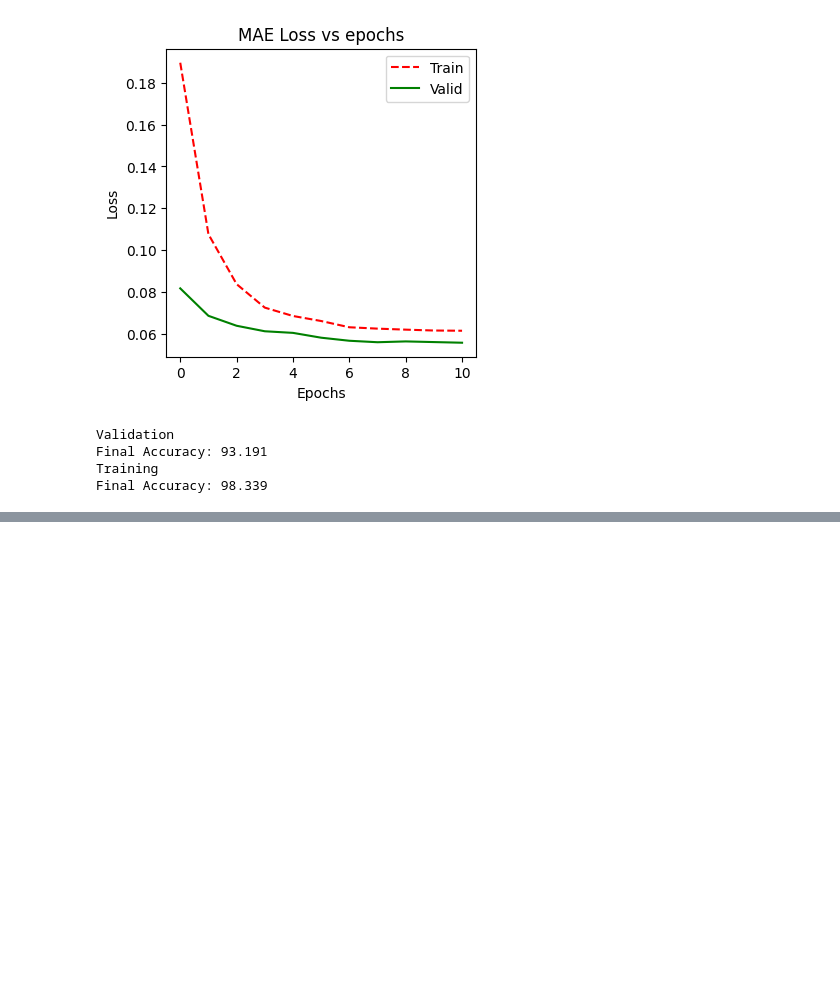
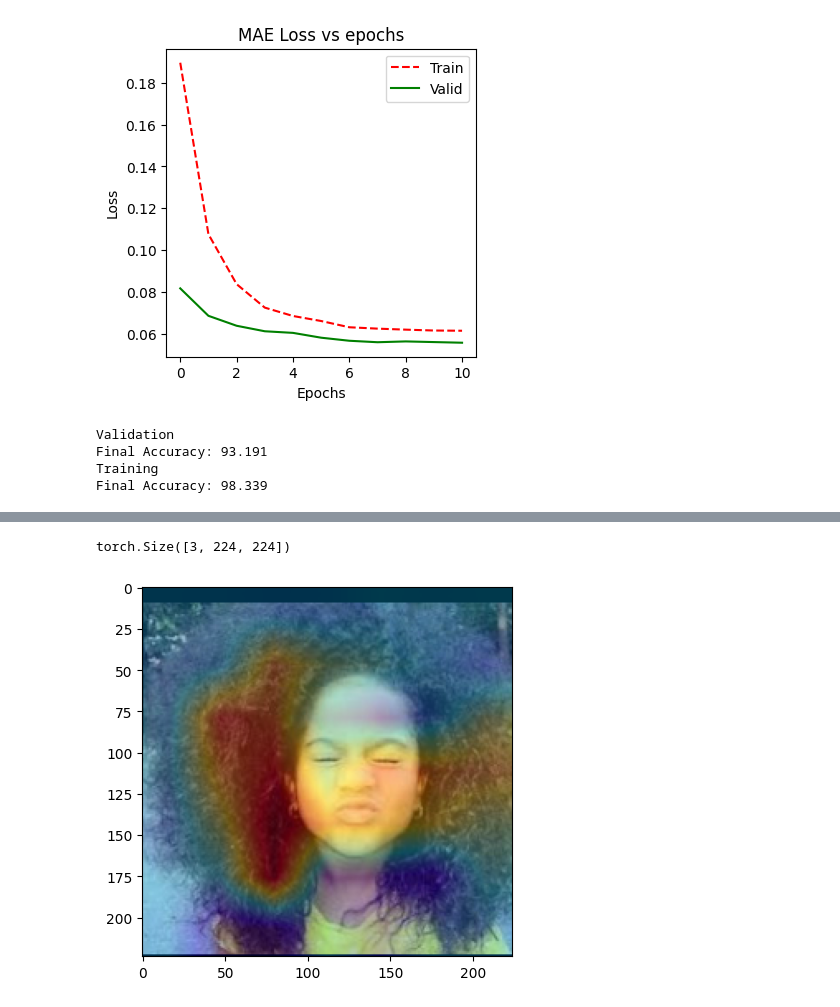
Before and after one commit to AniTho/Computer_Vision_DL, a Jupyter notebook: projects/Project-1/main_notebook.ipynb, the cells around one changed output, grey strips where cells are left out. Cells and saved outputs as stored; diff of their text form; code cells hidden in the pictures; blank space fills up the shorter version.

```diff
--- a/projects/Project-1/main_notebook.ipynb
+++ b/projects/Project-1/main_notebook.ipynb
@@ -97,0 +134,8 @@ Final Accuracy: 98.339
+# %%
+idx = 2
+img = imgs[idx]
+print(img.shape)
+gradcam_visualization(img, model)
+# %% [output]
+torch.Size([3, 224, 224])
+[figure, added]
```
Also changed, not shown: parts of 11 cells of this notebook.
